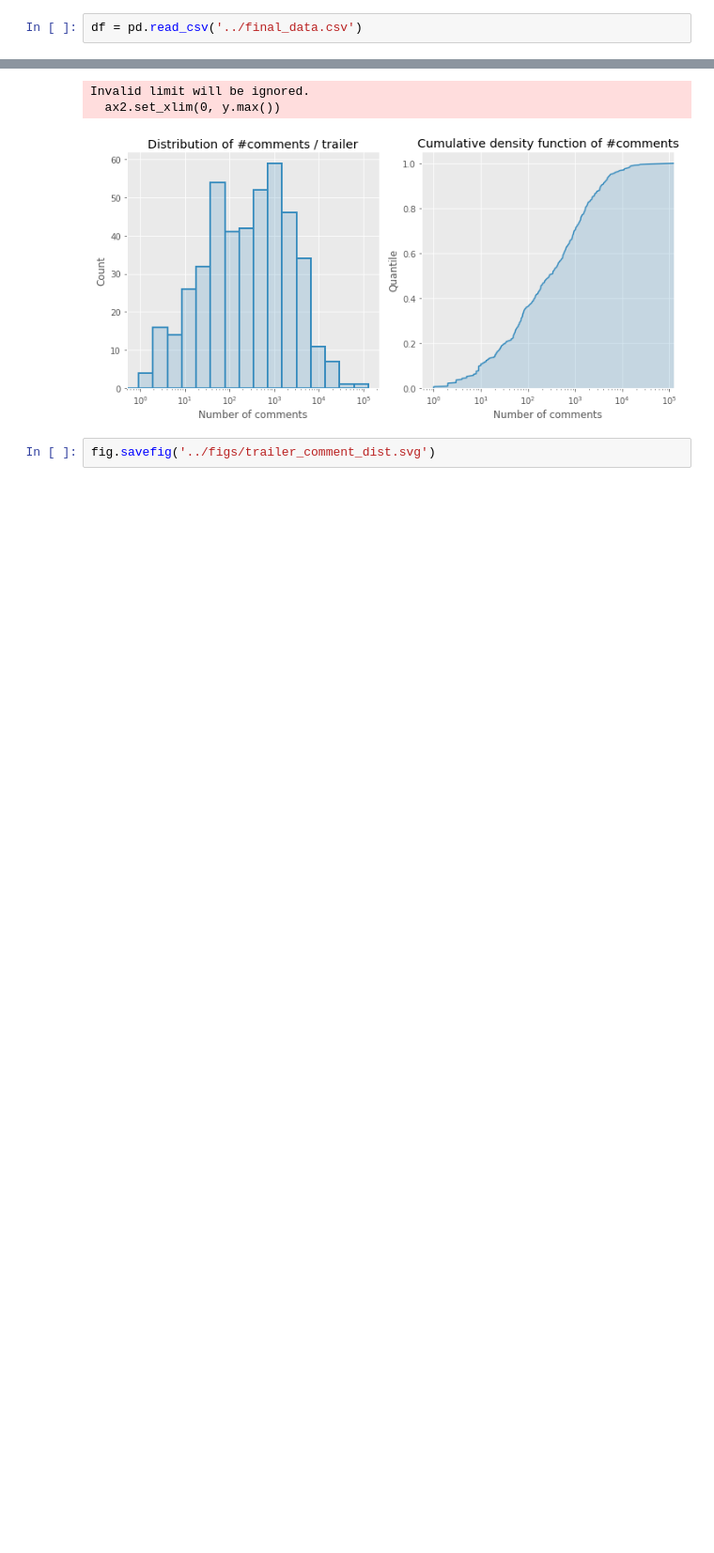
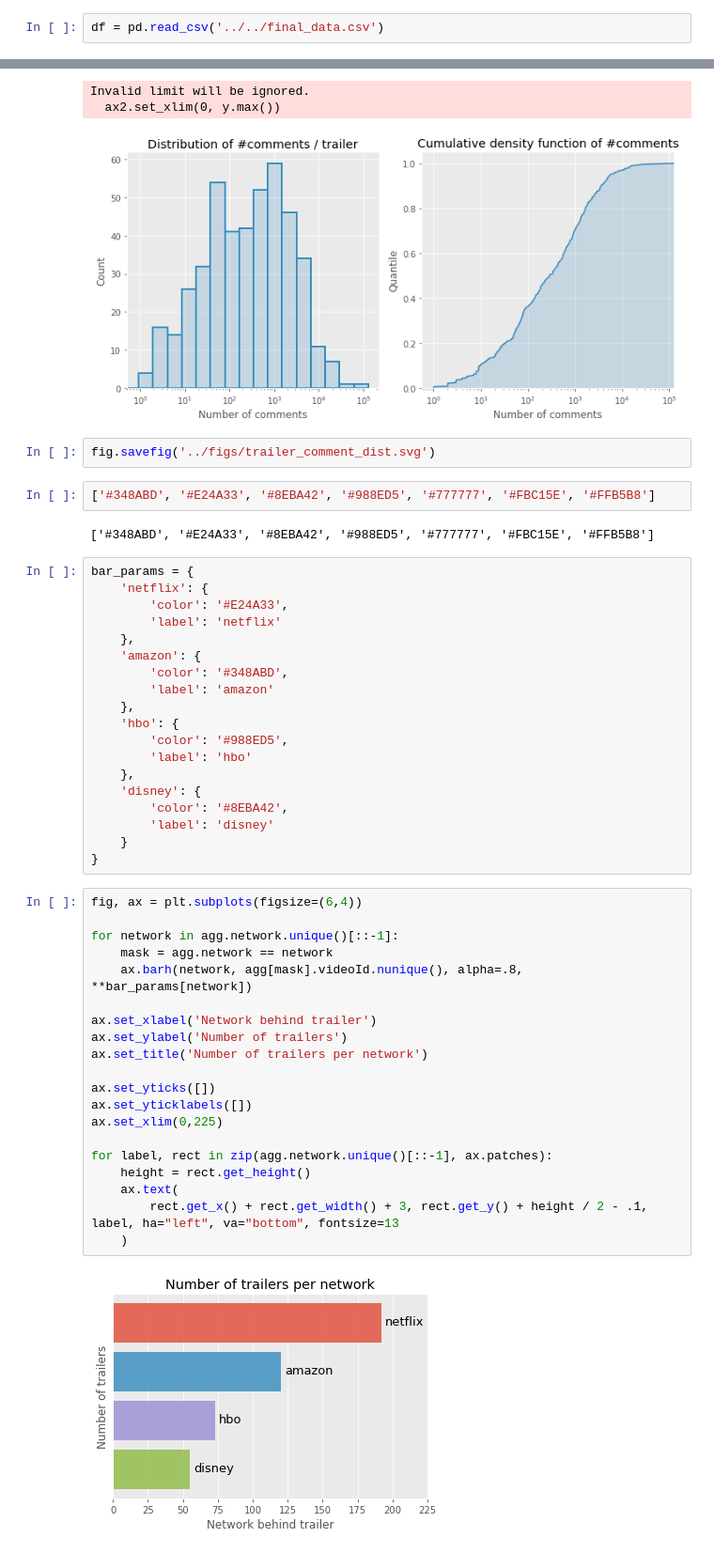
Before and after one commit to Marcus-Friis/data-in-the-wild, a Jupyter notebook: notebooks/reports/EDA.ipynb, the cells around one changed output, grey strips where cells are left out. Shown at 94% size. Saved outputs shown, nothing was run; the diff lists cells and outputs as text; blank space fills up the shorter version.

```diff
--- a/notebooks/reports/EDA.ipynb
+++ b/notebooks/reports/EDA.ipynb
@@ -14,7 +14,7 @@ from scipy import stats
 
 import visualizor
 # %%
-df = pd.read_csv('../final_data.csv')
+df = pd.read_csv('../../final_data.csv')
 # %%
 agg = df.groupby(['videoId', 'videoTitle', 'primaryTitle', 'averageRating', 'network']).agg(
     num_comments=('commentId', 'count')
@@ -58,3 +58,48 @@ Invalid limit will be ignored.
 [figure]
 # %%
 fig.savefig('../figs/trailer_comment_dist.svg')
+# %%
+['#348ABD', '#E24A33', '#8EBA42', '#988ED5', '#777777', '#FBC15E', '#FFB5B8']
+# %% [output]
+['#348ABD', '#E24A33', '#8EBA42', '#988ED5', '#777777', '#FBC15E', '#FFB5B8']
+# %%
+bar_params = {
+    'netflix': {
+        'color': '#E24A33',
+        'label': 'netflix'
+    },
+    'amazon': {
+        'color': '#348ABD',
+        'label': 'amazon'
+    },
+    'hbo': {
+        'color': '#988ED5',
+        'label': 'hbo'
+    },
+    'disney': {
+        'color': '#8EBA42',
+        'label': 'disney'
+    }
+}
+# %%
+fig, ax = plt.subplots(figsize=(6,4))
+
+for network in agg.network.unique()[::-1]:
+    mask = agg.network == network
+    ax.barh(network, agg[mask].videoId.nunique(), alpha=.8, **bar_params[network])
+
+ax.set_xlabel('Network behind trailer')
+ax.set_ylabel('Number of trailers')
+ax.set_title('Number of trailers per network')
+
+ax.set_yticks([])
+ax.set_yticklabels([])
+ax.set_xlim(0,225)
+
+for label, rect in zip(agg.network.unique()[::-1], ax.patches):
+    height = rect.get_height()
+    ax.text(
+        rect.get_x() + rect.get_width() + 3, rect.get_y() + height / 2 - .1, label, ha="left", va="bottom", fontsize=13
+    )
+# %% [output]
+[figure, added]
```
Also changed, not shown: parts of 2 cells of this notebook, 2 other files.
